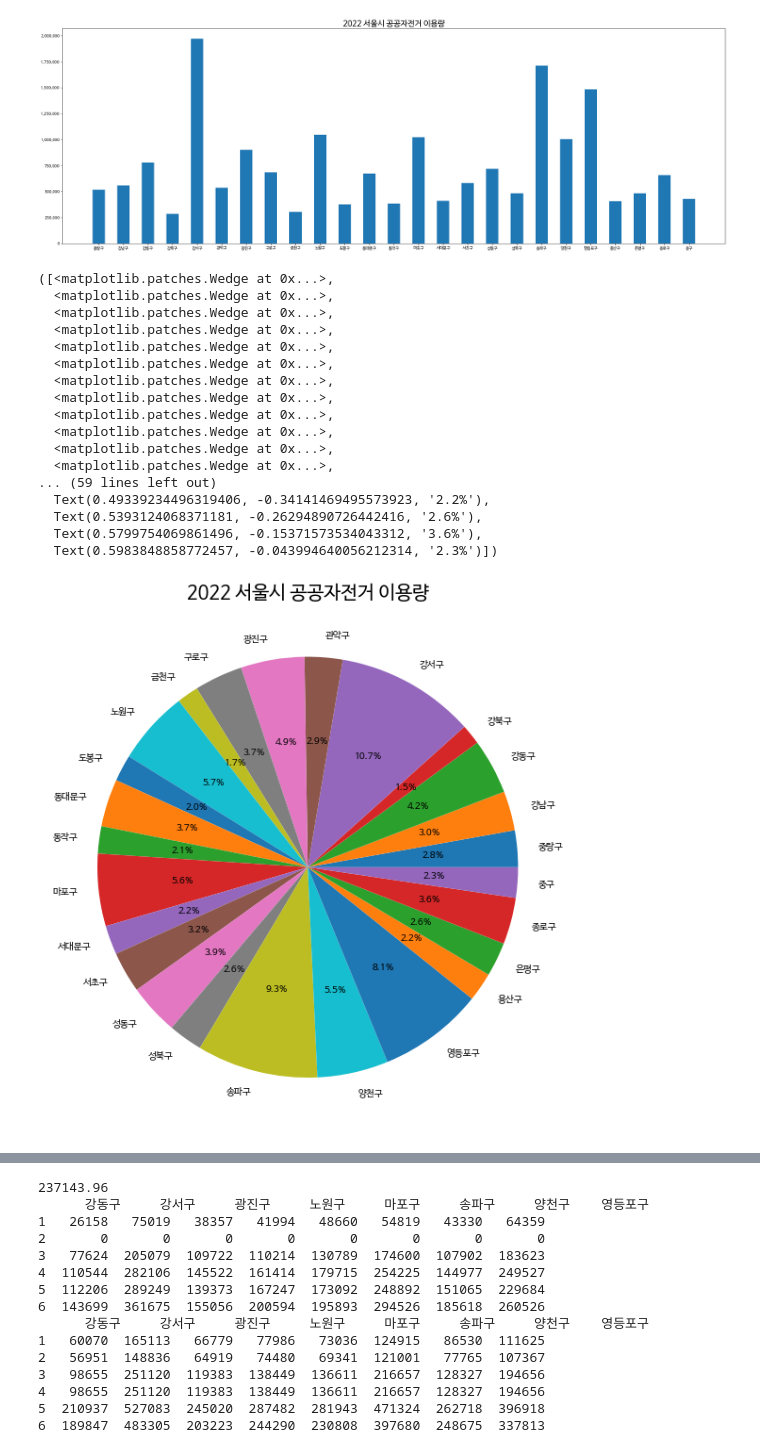
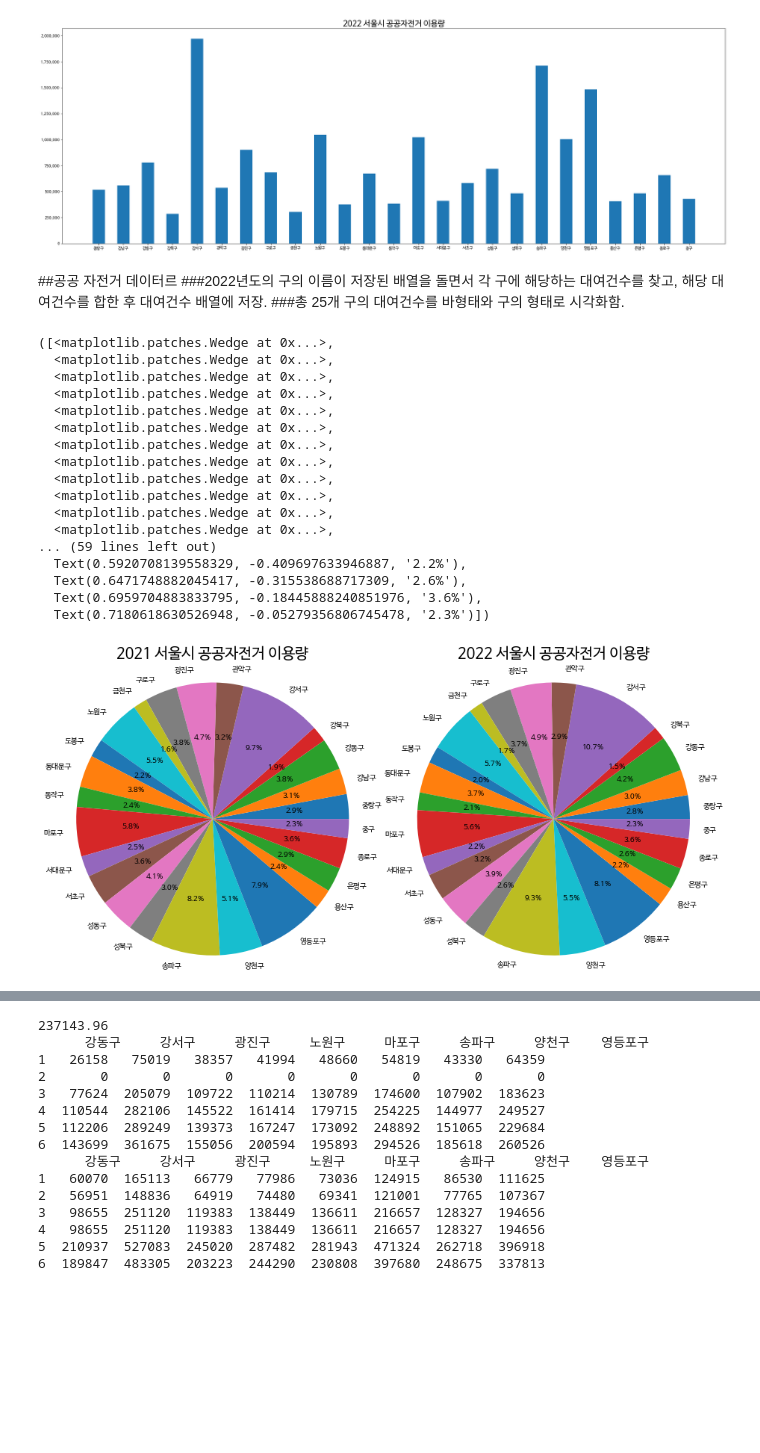
Before and after one commit to Gyobeom/Seoul_Public_Bike_Data_analysis, a Jupyter notebook: 201644056_brian_ipynb의_사본.ipynb, the cells around one changed output, grey strips where cells are left out. Drawn from its saved outputs; the diff is of its cells as text; code cells hidden in the pictures; blank space fills up the shorter version.

```diff
--- a/201644056_brian_ipynb의_사본.ipynb
+++ b/201644056_brian_ipynb의_사본.ipynb
@@ -182,26 +187,37 @@ plt.title('2022 서울시 공공자전거 이용량',size=20)
 plt.show()
 # %% [output]
 [figure]
-# %%
-plt.figure(figsize = (10,14))
-plt.title('2022 서울시 공공자전거 이용량',size=20)
-plt.pie(cycle_store_data,labels=store_city,autopct='%1.1f%%')
-# %% [output]
-([<matplotlib.patches.Wedge at 0x...>,
-  <matplotlib.patches.Wedge at 0x...>,
-  <matplotlib.patches.Wedge at 0x...>,
-  <matplotlib.patches.Wedge at 0x...>,
-  <matplotlib.patches.Wedge at 0x...>,
-  <matplotlib.patches.Wedge at 0x...>,
-  <matplotlib.patches.Wedge at 0x...>,
-  <matplotlib.patches.Wedge at 0x...>,
-  <matplotlib.patches.Wedge at 0x...>,
-  <matplotlib.patches.Wedge at 0x...>,
-  <matplotlib.patches.Wedge at 0x...>,
-  <matplotlib.patches.Wedge at 0x...>,
-... (59 lines left out)
-  Text(0.49339234496319406, -0.34141469495573923, '2.2%'),
-  Text(0.5393124068371181, -0.26294890726442416, '2.6%'),
-  Text(0.5799754069861496, -0.15371573534043312, '3.6%'),
-  Text(0.5983848858772457, -0.043994640056212314, '2.3%')])
-[figure, removed]
+# %% [markdown]
+##공공 자전거 데이터르
+###2022년도의 구의 이름이 저장된 배열을 돌면서 각 구에 해당하는 대여건수를 찾고, 해당 대여건수를 합한 후 대여건수 배열에 저장.
+###총 25개 구의 대여건수를 바형태와 구의 형태로 시각화함.
+# %%
+fig=plt.figure(figsize=(15,20))
+ax1= fig.add_subplot(2,2,1)
+ax2 = fig.add_subplot(2,2,2)
+
+
+ax1.set_title('2021 서울시 공공자전거 이용량',size=20,position=(0.5, 1.0+0.05))
+ax2.set_title('2022 서울시 공공자전거 이용량',size=20,position=(0.5, 1.0+0.05))
+print('\n')
+ax1.pie(cycle_store_data,labels=store_city,autopct='%1.1f%%',radius = 1.2)
+ax2.pie(cycle_store_data_2022,labels=store_city,autopct='%1.1f%%' ,radius = 1.2)
+# %% [output]
+([<matplotlib.patches.Wedge at 0x...>,
+  <matplotlib.patches.Wedge at 0x...>,
+  <matplotlib.patches.Wedge at 0x...>,
+  <matplotlib.patches.Wedge at 0x...>,
+  <matplotlib.patches.Wedge at 0x...>,
+  <matplotlib.patches.Wedge at 0x...>,
+  <matplotlib.patches.Wedge at 0x...>,
+  <matplotlib.patches.Wedge at 0x...>,
+  <matplotlib.patches.Wedge at 0x...>,
+  <matplotlib.patches.Wedge at 0x...>,
+  <matplotlib.patches.Wedge at 0x...>,
+  <matplotlib.patches.Wedge at 0x...>,
+... (59 lines left out)
+  Text(0.5920708139558329, -0.409697633946887, '2.2%'),
+  Text(0.6471748882045417, -0.315538688717309, '2.6%'),
+  Text(0.6959704883833795, -0.18445888240851976, '3.6%'),
+  Text(0.7180618630526948, -0.05279356806745478, '2.3%')])
+[figure, added]
```
Also changed, not shown: parts of 18 cells of this notebook.
